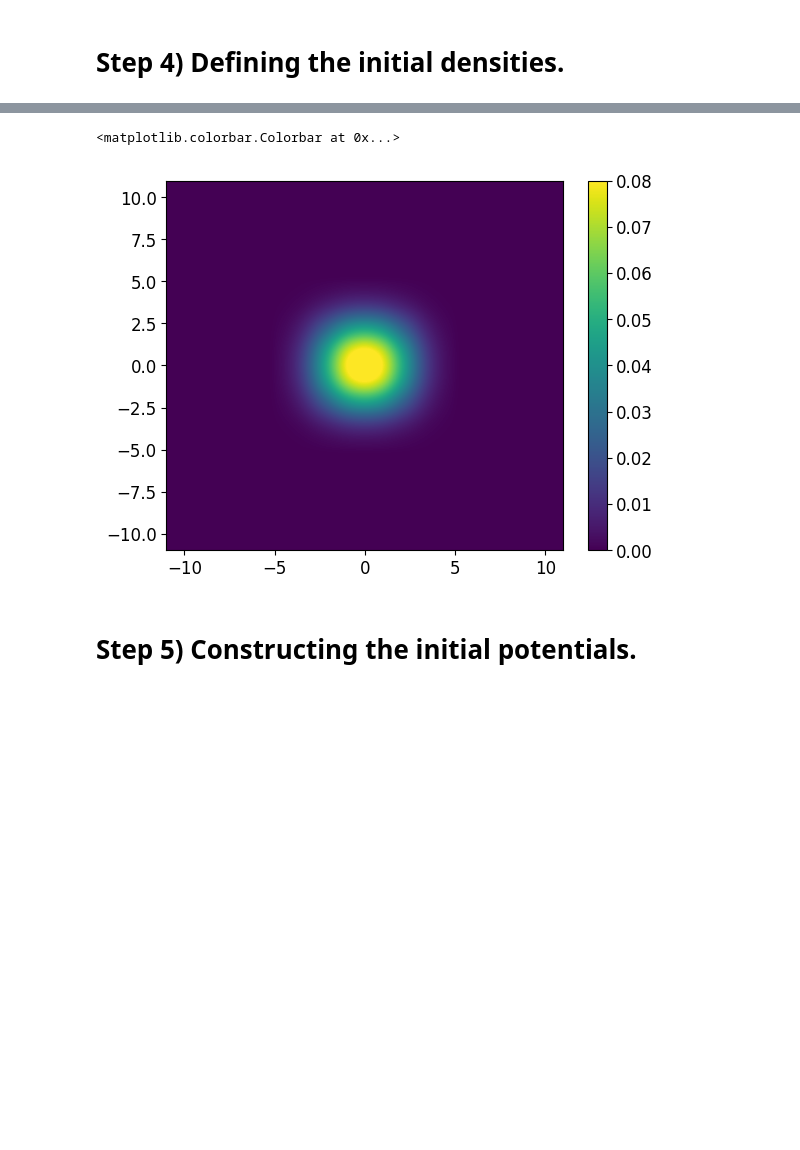
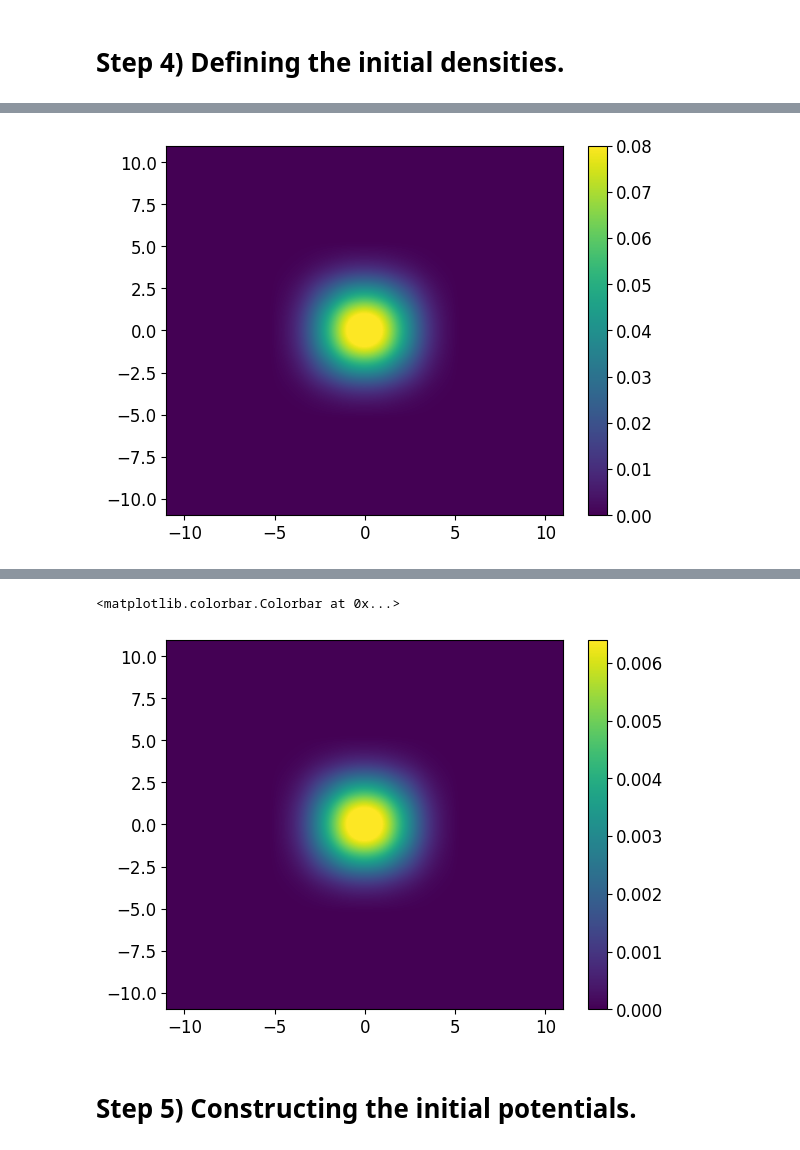
Before and after one commit to ia4021/harmonic3dhfb, a Jupyter notebook: harmonic3dhfb.ipynb, the cells around one changed output, grey strips where cells are left out. Saved outputs shown, nothing was run; the diff lists cells and outputs as text; code cells hidden in the pictures; blank space fills up the shorter version.

```diff
--- a/harmonic3dhfb.ipynb
+++ b/harmonic3dhfb.ipynb
@@ -985,4 +942,10 @@ Wall time: 103 ms
 plt.imshow(dens.rho[0,:,int(ngausshermy/2),:],extent=[x[0], x[-1], z[0], z[-1]],\
            origin='lower', aspect='auto', cmap='viridis',interpolation='spline16')
 plt.colorbar()
+plt.show()
+# Anom density profile.
+plt.imshow(np.abs(dens.kappa[0,:,int(ngausshermy/2),:]),extent=[x[0], x[-1], z[0], z[-1]],\
+           origin='lower', aspect='auto', cmap='viridis',interpolation='spline16')
+plt.colorbar()
 # %% [output]
+[figure]
@@ -991,5 +954,5 @@ Wall time: 12.2 ms
 <matplotlib.colorbar.Colorbar at 0x...>
-[figure]
+[figure, added]
 # %% [markdown]
 # Step 5) Constructing the initial potentials.
 # %%
```
Also changed, not shown: parts of 25 cells of this notebook.
